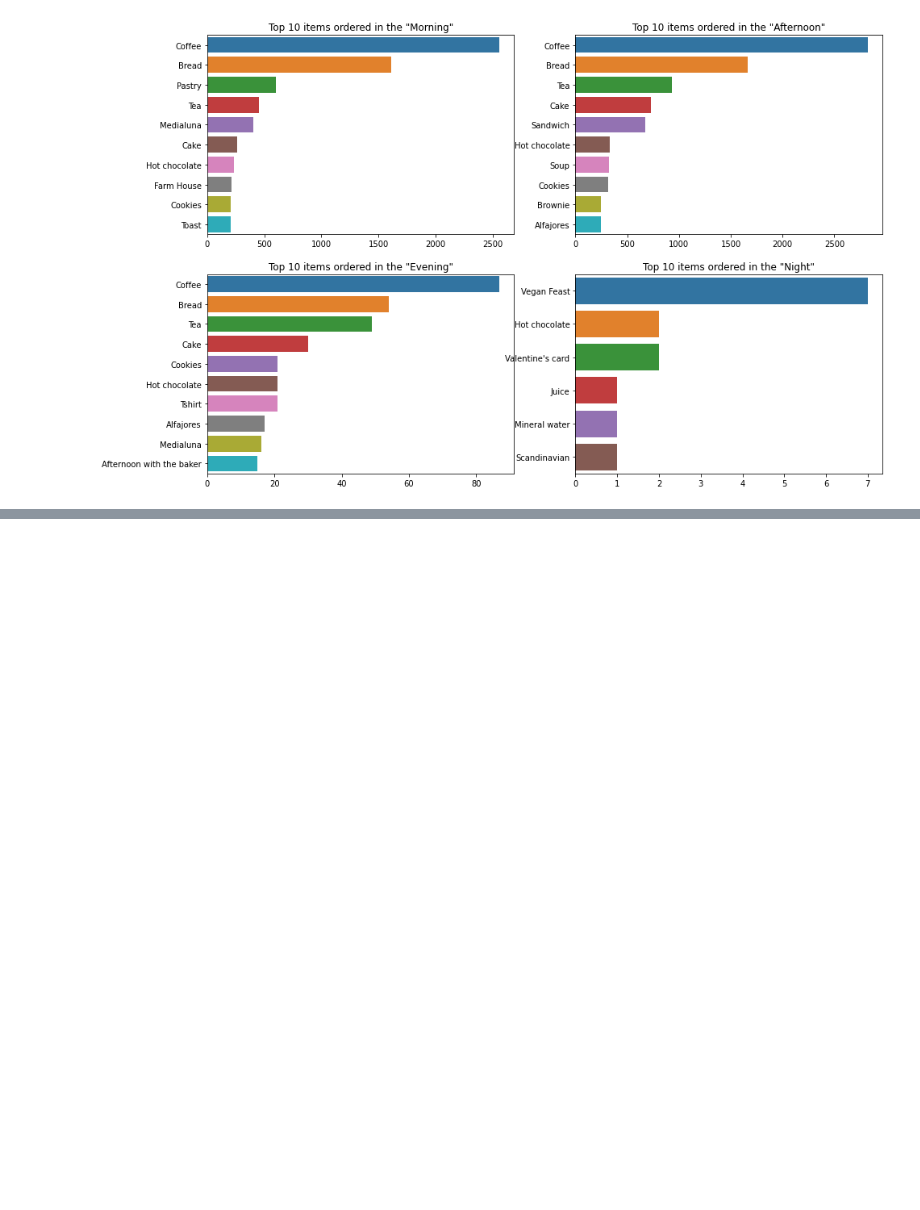
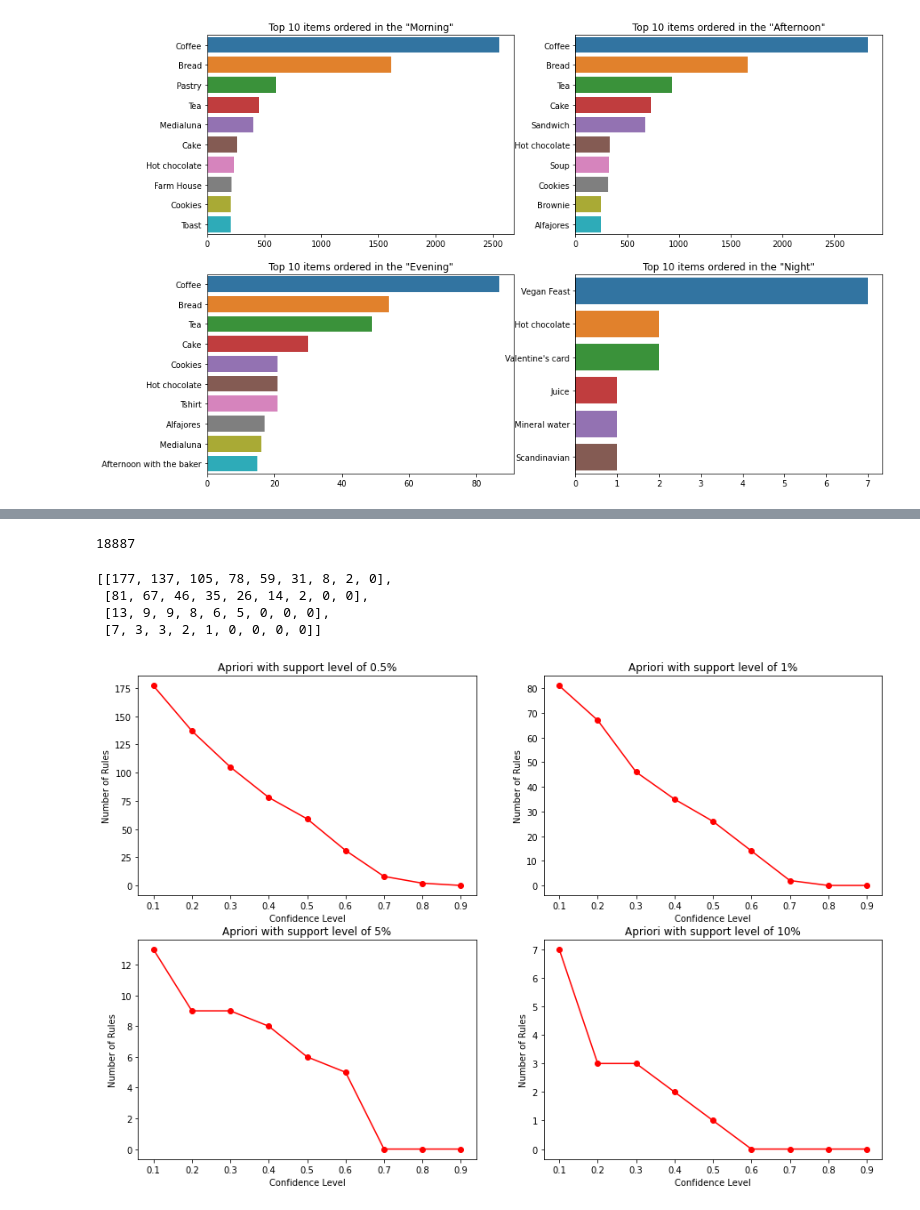
Before and after one commit to Jenil-Vekaria/BakeryShop-Apriori-Algorithm, a Jupyter notebook: BakeryShopAssociation.ipynb, the cells around one changed output, grey strips where cells are left out. Drawn from its saved outputs; the diff is of its cells as text; code cells hidden in the pictures; blank space fills up the shorter version.

Commit message:
Tried out various support and confidence values to generate rules

```diff
--- a/BakeryShopAssociation.ipynb
+++ b/BakeryShopAssociation.ipynb
@@ -212,0 +230,10 @@ plt.show()
+# %%
+transactions = []
+
+for i in basket["TransactionNo"]:
+    transactionItems = basket[basket["TransactionNo"] == i]["Items"].to_list()
+    transactions.append(transactionItems)
+# %%
+len(transactions)
+# %% [output]
+18887
@@ -212,0 +281,45 @@ plt.show()
+# %%
+# min_support = 1%
+for confidence in confidenceList:
+    rules = apriori(transactions, min_support = 0.01, min_confidence = confidence)
+    rulesCount.append(len(list(rules)))
+
+allRulesCount.append(rulesCount)
+rulesCount = []
+# %%
+# min_support = 5%
+for confidence in confidenceList:
+    rules = apriori(transactions, min_support = 0.05, min_confidence = confidence)
+    rulesCount.append(len(list(rules)))
+
+allRulesCount.append(rulesCount)
+rulesCount = []
+# %%
+# min_support = 10%
+for confidence in confidenceList:
+    rules = apriori(transactions, min_support = 0.1, min_confidence = confidence)
+    rulesCount.append(len(list(rules)))
+
+allRulesCount.append(rulesCount)
+rulesCount = []
+# %%
+allRulesCount
+# %% [output]
+[[177, 137, 105, 78, 59, 31, 8, 2, 0],
+ [81, 67, 46, 35, 26, 14, 2, 0, 0],
+ [13, 9, 9, 8, 6, 5, 0, 0, 0],
+ [7, 3, 3, 2, 1, 0, 0, 0, 0]]
+# %%
+support = [0.5, 1, 5, 10]
+
+plt.figure(figsize=(15,10))
+for index, _ in enumerate(allRulesCount):
+    plt.subplot(2,2,index+1)
+    plt.plot(confidenceList,allRulesCount[index], marker="o",linestyle="-", color="r")
+    plt.xlabel("Confidence Level")
+    plt.ylabel("Number of Rules")
+    plt.title('Apriori with support level of {}%'.format(support[index]))
+
+plt.show()
+# %% [output]
+[figure, added]
```
Also changed, not shown: parts of 6 cells of this notebook, 1 other file.
